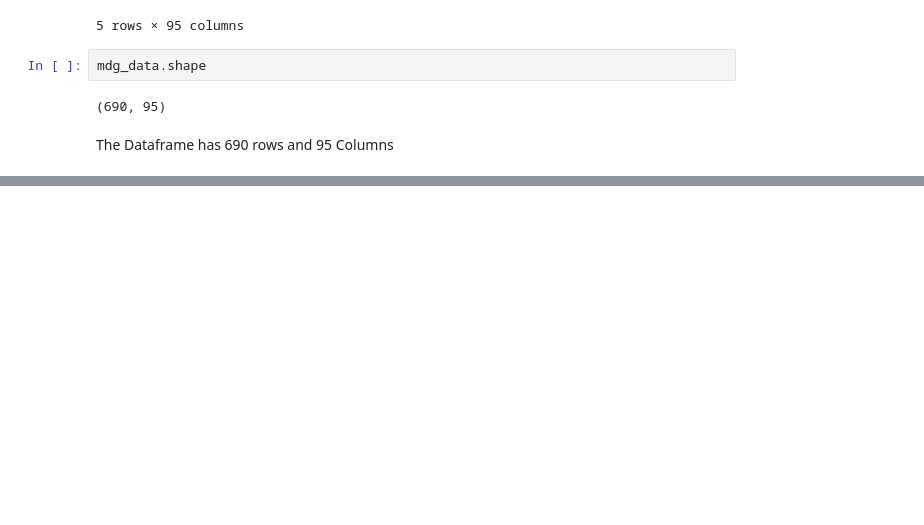
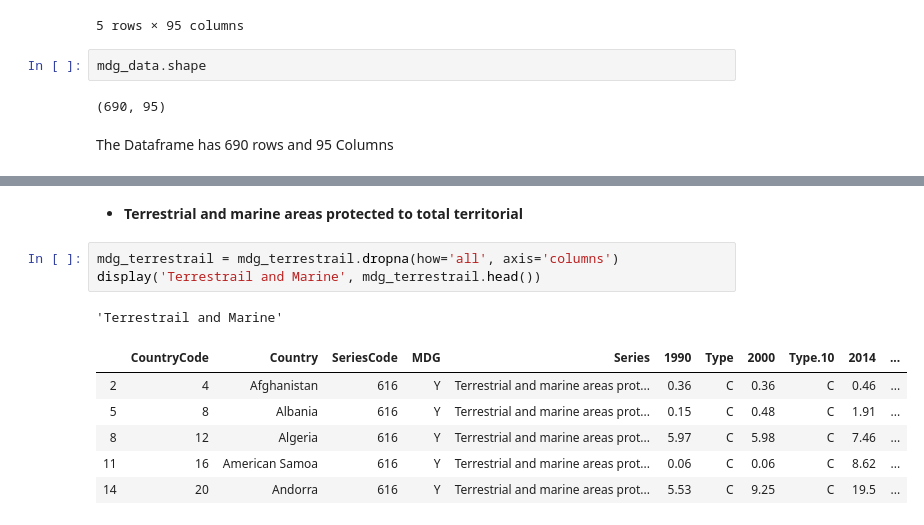
Before and after one commit to KhomotsoT/statistical-thinking, a Jupyter notebook: Statistical-thinking.ipynb, the cells around one changed output, grey strips where cells are left out. Saved outputs shown, nothing was run; the diff lists cells and outputs as text; blank space fills up the shorter version.

```diff
--- a/Statistical-thinking.ipynb
+++ b/Statistical-thinking.ipynb
@@ -504,0 +116,13 @@ display(dflog)
+# %% [markdown]
+* **Terrestrial and marine areas protected to total territorial**
+# %%
+mdg_terrestrail = mdg_terrestrail.dropna(how='all', axis='columns')
+display('Terrestrail and Marine', mdg_terrestrail.head())
+# %% [output]
+'Terrestrail and Marine'
+|  | CountryCode | Country | SeriesCode | MDG | Series | 1990 | Type | 2000 | Type.10 | 2014 | ... |
+| 2 | 4 | Afghanistan | 616 | Y | Terrestrial and marine areas prot... | 0.36 | C | 0.36 | C | 0.46 | ... |
+| 5 | 8 | Albania | 616 | Y | Terrestrial and marine areas prot... | 0.15 | C | 0.48 | C | 1.91 | ... |
+| 8 | 12 | Algeria | 616 | Y | Terrestrial and marine areas prot... | 5.97 | C | 5.98 | C | 7.46 | ... |
+| 11 | 16 | American Samoa | 616 | Y | Terrestrial and marine areas prot... | 0.06 | C | 0.06 | C | 8.62 | ... |
+| 14 | 20 | Andorra | 616 | Y | Terrestrial and marine areas prot... | 5.53 | C | 9.25 | C | 19.5 | ... |
```
Also changed, not shown: parts of 102 cells of this notebook, 2 other files.
